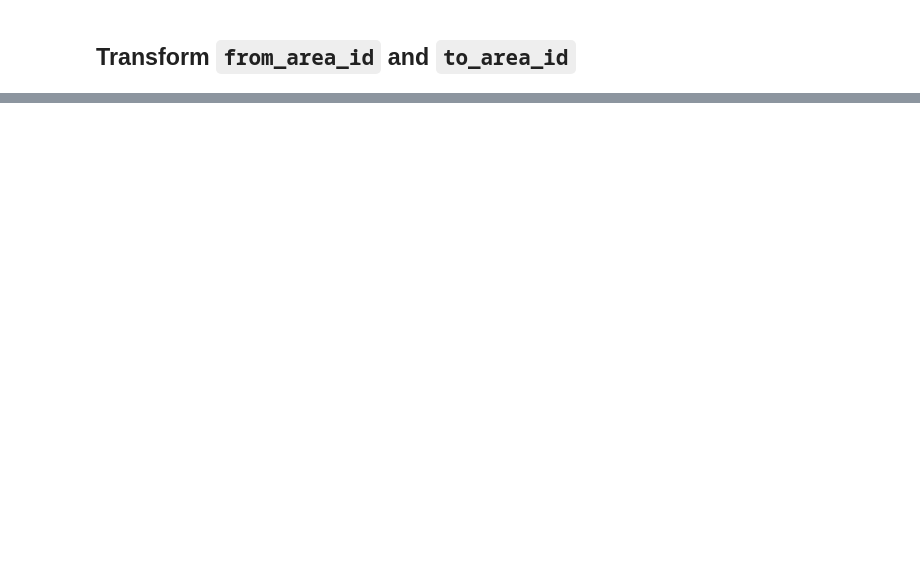
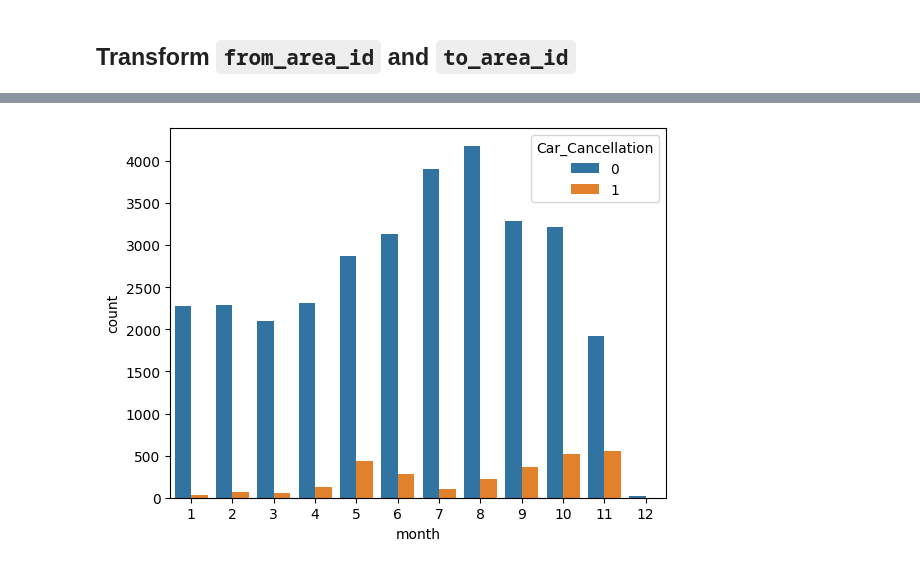
Before and after one commit to sudhirjangra/your_cab_data_analysis, a Jupyter notebook: your_cabs_data_analysis.ipynb, the cells around one changed output, grey strips where cells are left out. Saved outputs shown, nothing was run; the diff lists cells and outputs as text; code cells hidden in the pictures; blank space fills up the shorter version.

```diff
--- a/your_cabs_data_analysis.ipynb
+++ b/your_cabs_data_analysis.ipynb
@@ -755,0 +1007,5 @@ AttributeError: 'DataFrame' object has no attribute 'from_area_id'
+# %%
+sns.countplot(x='month',hue='Car_Cancellation', data=tt2)
+plt.show()
+# %% [output]
+[figure, added]
```
Also changed, not shown: parts of 85 cells of this notebook.
